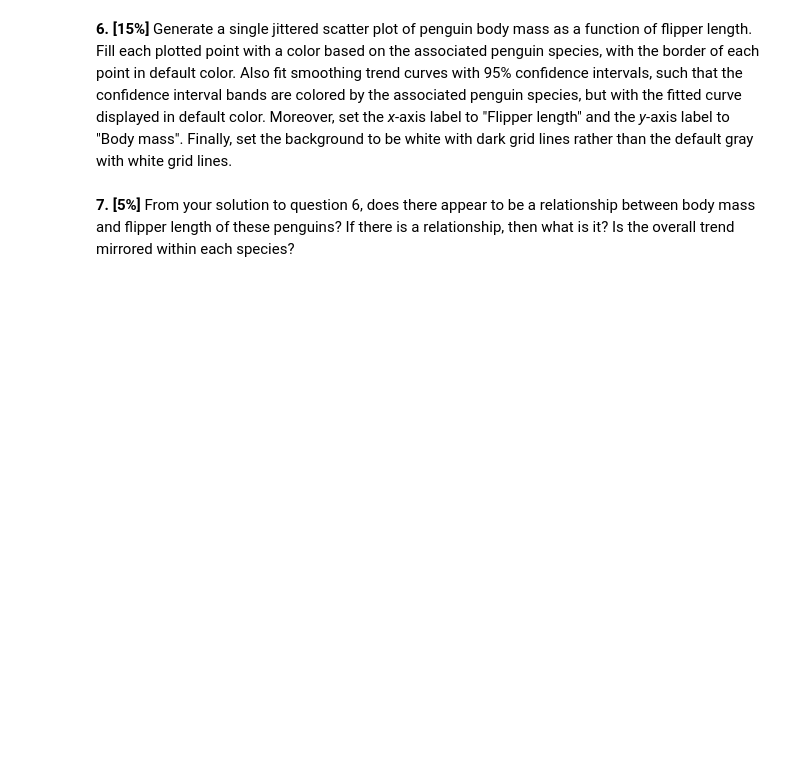
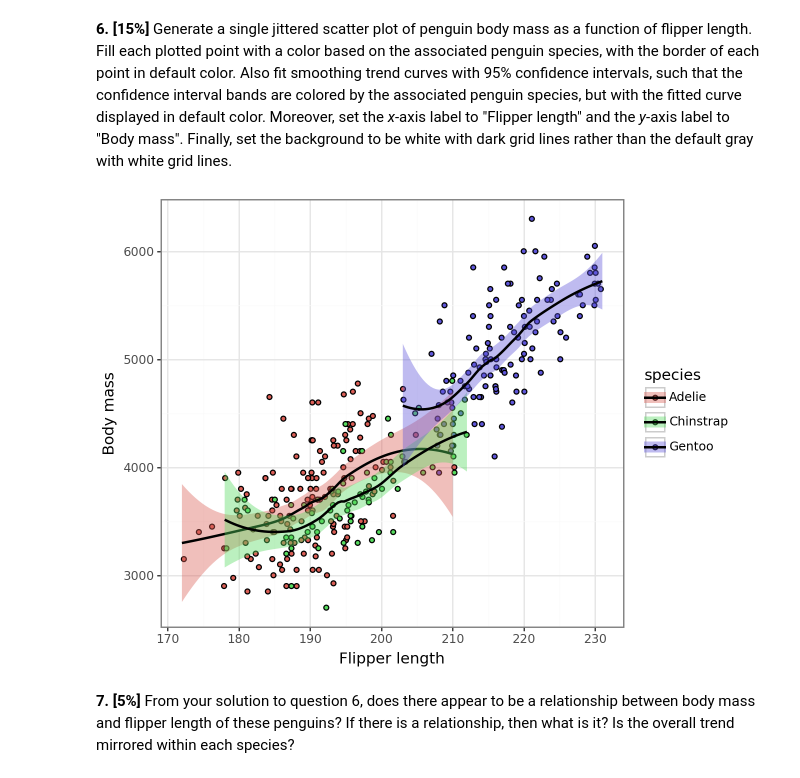
Before and after one commit to vparra9/palmer-penguins-data-analysis, a Jupyter notebook: Assignment1.ipynb, the cells around one changed output. Drawn from its saved outputs; the diff is of its cells as text; code cells hidden in the pictures; blank space fills up the shorter version.

Commit message:
Add flipper length and body mass relationship visualization

```diff
--- a/Assignment1.ipynb
+++ b/Assignment1.ipynb
@@ -146,6 +148,24 @@ An image depicting bill length and depth can be found below [[source](https://al
 [figure]
 # %% [markdown]
 **6. [15%]** Generate a single jittered scatter plot of penguin body mass as a function of flipper length. Fill each plotted point with a color based on the associated penguin species, with the border of each point in default color. Also fit smoothing trend curves with 95% confidence intervals, such that the confidence interval bands are colored by the associated penguin species, but with the fitted curve displayed in default color. Moreover, set the *x*-axis label to "Flipper length" and the *y*-axis label to "Body mass". Finally, set the background to be white with dark grid lines rather than the default gray with white grid lines.
+# %%
+(ggplot(data = penguins, mapping = aes(x = "flipper_length_mm", y = "body_mass_g"))
+
+# Plot individual penguins with jitter and fill points by species
++ geom_jitter(aes(fill = "species"))
+
+# Add smoothing curves with 95% confidence intervals
+# Fill the confidence interval based on species
++ geom_smooth(aes(fill = "species"), color = "black")
+
+# Add descriptive axis labels
+ + labs(x = "Flipper length", y = "Body mass")
+
+# Use a white background with dark grid lines
++ theme_bw()
+ )
+# %% [output]
+[figure, added]
 # %% [markdown]
 **7. [5%]** From your solution to question 6, does there appear to be a relationship between body mass and flipper length of these penguins? If there is a relationship, then what is it? Is the overall trend mirrored within each species?
 # %% [markdown]
```
Also changed, not shown: parts of 1 cell of this notebook.
